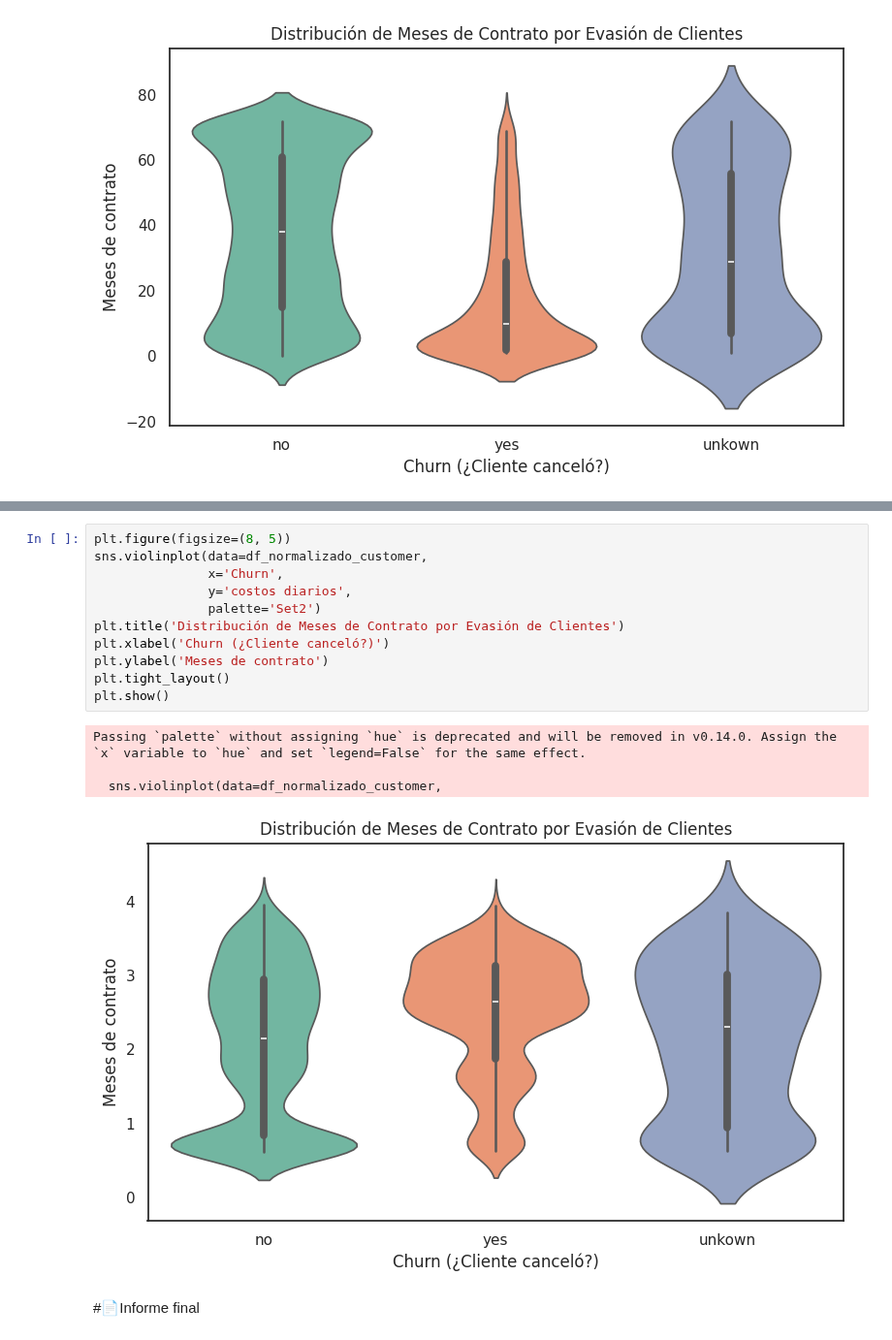
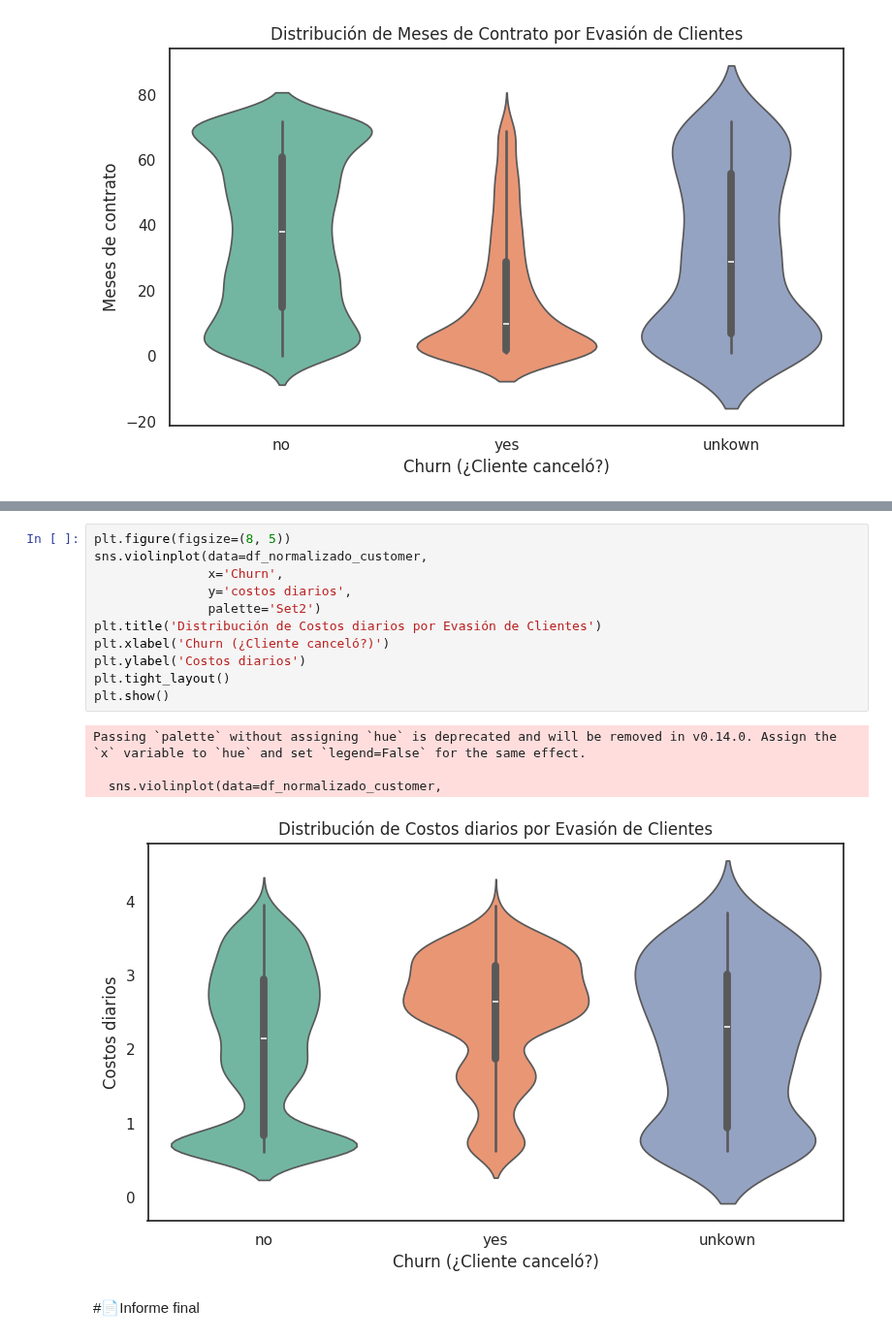
Before and after one commit to Kevincancino26/Challenge-Telecom-X-an-lisis-de-evacion-de-clientes, a Jupyter notebook: TelecomX_LATAM.ipynb, the cells around one changed output, grey strips where cells are left out. Shown at 97% size. Drawn from its saved outputs; the diff is of its cells as text.

```diff
--- a/TelecomX_LATAM.ipynb
+++ b/TelecomX_LATAM.ipynb
@@ -587,19 +587,19 @@ Passing `palette` without assigning `hue` is deprecated and will be removed in v
 # %%
 plt.figure(figsize=(8, 5))
 sns.violinplot(data=df_normalizado_customer,
                x='Churn',
                y='costos diarios',
                palette='Set2')
-plt.title('Distribución de Meses de Contrato por Evasión de Clientes')
+plt.title('Distribución de Costos diarios por Evasión de Clientes')
 plt.xlabel('Churn (¿Cliente canceló?)')
-plt.ylabel('Meses de contrato')
+plt.ylabel('Costos diarios')
 plt.tight_layout()
 plt.show()
 # %% [output]
 Passing `palette` without assigning `hue` is deprecated and will be removed in v0.14.0. Assign the `x` variable to `hue` and set `legend=False` for the same effect.
 
   sns.violinplot(data=df_normalizado_customer,
-[figure, old version]
+[figure, new version]
 # %% [markdown]
 #📄Informe final
 # %%
```
Also changed, not shown: parts of 2 cells of this notebook.
